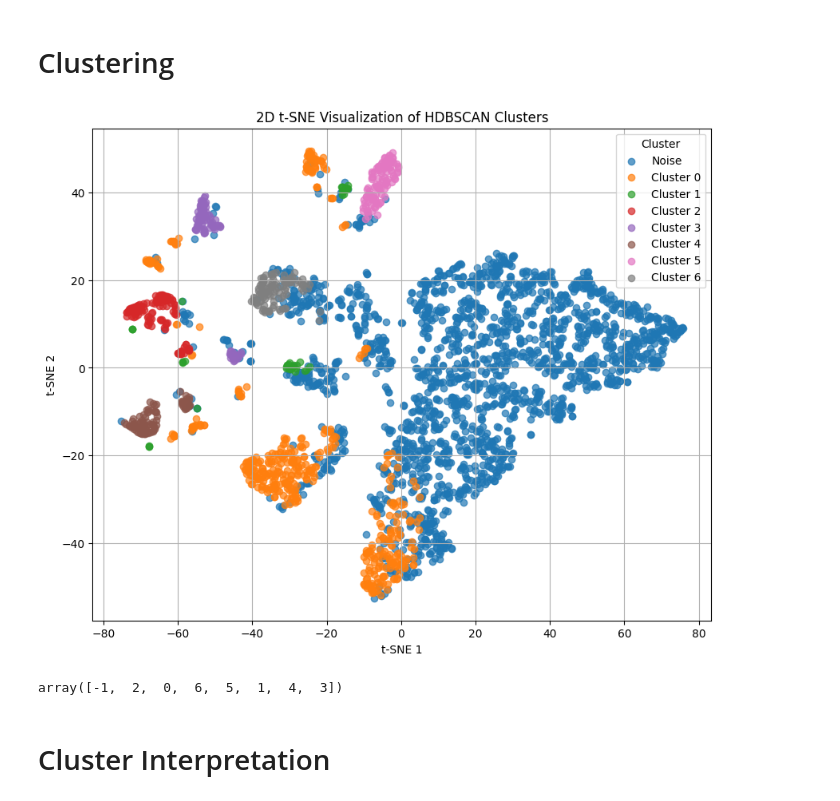
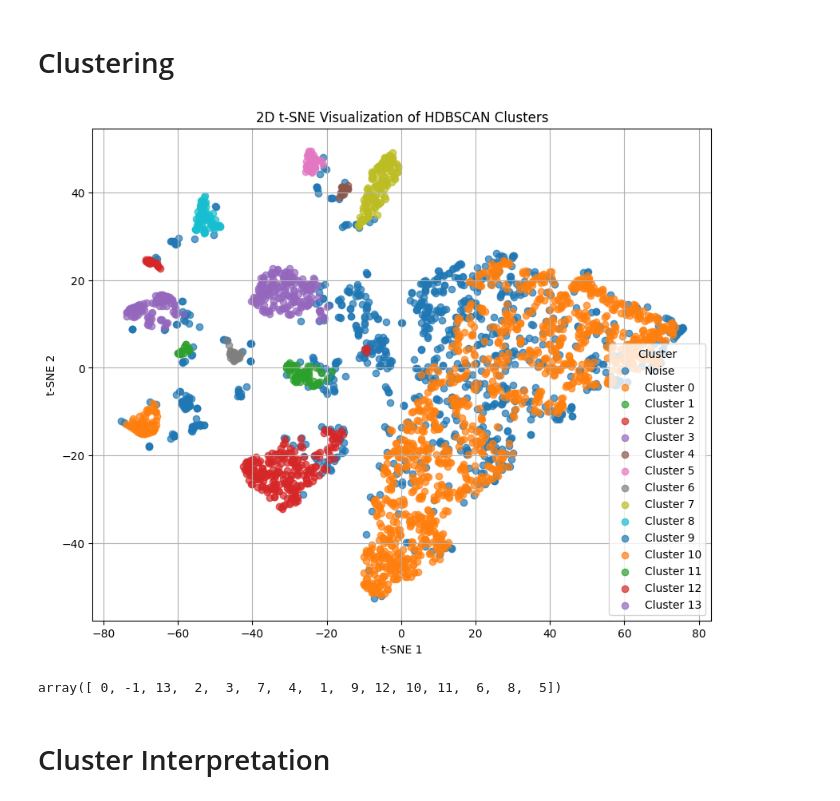
Before and after one commit to florivz/DDM-Project-WS24-25, a Jupyter notebook: analysis_new.ipynb, the cells around one changed output. Saved outputs shown, nothing was run; the diff lists cells and outputs as text; code cells hidden in the pictures.

Commit message:
updated clustering

```diff
--- a/analysis_new.ipynb
+++ b/analysis_new.ipynb
@@ -359,6 +375,9 @@ df_gdp.head()
 | 4 | 0 | United States |  | CAGDP9 | 10 | 22 | Utilities | Thousands of chained 2017 dollars | 3.137110e+08 | ... |
 # %%
 df_gdp['FIPS'] = df_gdp['FIPS'].astype(str)
+
+df_gdp = df_gdp[(df_gdp['FIPS'].astype(str).str.len() == 5) | (df_gdp['FIPS'].astype(str).str.len() == 4)]
+
 df_gdp['FIPS'] = df_gdp['FIPS'].apply(add_zeros)
 
 df_gdp_agg = df_gdp.groupby('FIPS').agg(
@@ -521,27 +545,27 @@ Number of components explaining 90% variance: 2
 # %% [markdown]
 # Clustering
 # %%
-hdbscan_clusterer = hdbscan.HDBSCAN(min_samples=2, min_cluster_size=40)
-clusters = hdbscan_clusterer.fit_predict(X_standard_scaled)
+hdbscan_clusterer = hdbscan.HDBSCAN(min_samples=5, min_cluster_size=15)
+clusters = hdbscan_clusterer.fit_predict(X_log_scaled)
 df_final['cluster'] = clusters
 X_tsne_2d = TSNE(n_components=2, random_state=1, perplexity=30).fit_transform(X_log_scaled)
 plt.figure(figsize=(10, 8))
 for c in np.unique(clusters):
     i = clusters == c
     l = 'Noise' if c == -1 else f'Cluster {c}'
     plt.scatter(X_tsne_2d[i, 0], X_tsne_2d[i, 1], label=l, alpha=0.7)
 plt.title('2D t-SNE Visualization of HDBSCAN Clusters')
 plt.xlabel('t-SNE 1')
 plt.ylabel('t-SNE 2')
 plt.legend(title='Cluster')
 plt.grid(True)
 plt.show()
 # %% [output]
-[figure, old version]
+[figure, new version]
 # %%
 df_final['cluster'].unique()
 # %% [output]
-array([-1,  2,  0,  6,  5,  1,  4,  3])
+array([ 0, -1, 13,  2,  3,  7,  4,  1,  9, 12, 10, 11,  6,  8,  5])
 # %% [markdown]
 # Cluster Interpretation
 # %%
```
Also changed, not shown: parts of 12 cells of this notebook.
